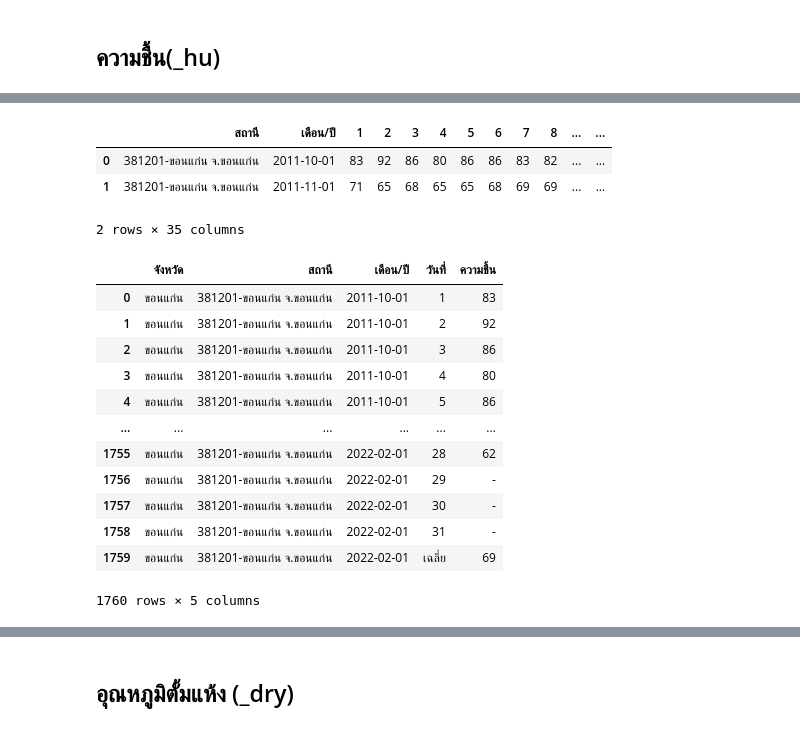
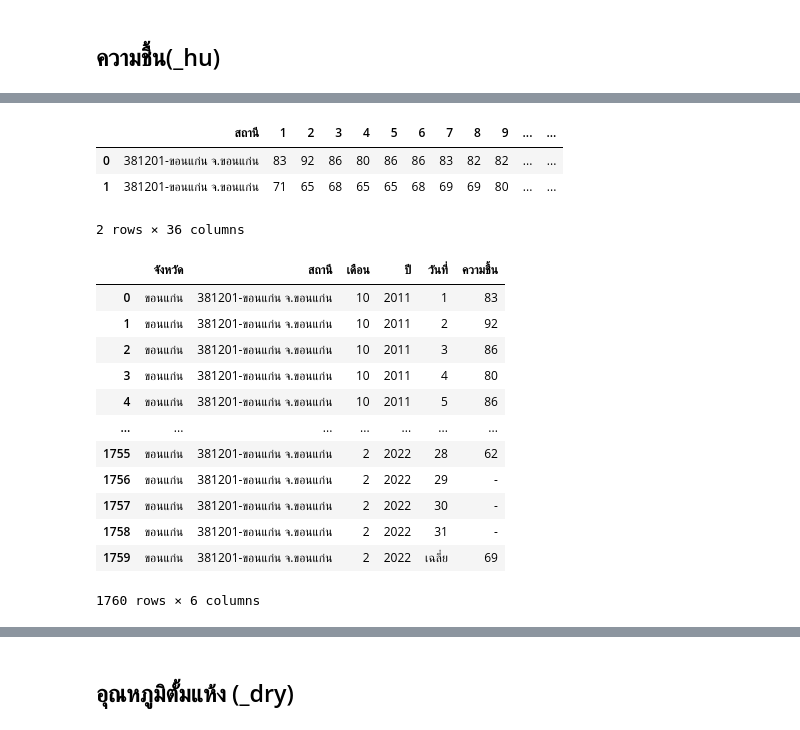
Before and after one commit to supatsara2002/bsc_dpdm22, a Jupyter notebook: Quiz_Group_5_20_of_Midterm.ipynb, the cells around one changed output, grey strips where cells are left out. Saved outputs shown, nothing was run; the diff lists cells and outputs as text; code cells hidden in the pictures.

```diff
--- a/Quiz_Group_5_20_of_Midterm.ipynb
+++ b/Quiz_Group_5_20_of_Midterm.ipynb
@@ -161,3 +237,6 @@ np_hu.rename(columns = {'Unnamed: 0':'ที่','Unnamed: 1':'สถานี',
 sk_hu.rename(columns = {'Unnamed: 0':'ที่','Unnamed: 1':'สถานี', 'Unnamed: 2':'เดือน/ปี','Unnamed: 34':'เฉลี่ย'}, inplace = True)
 nk_hu.rename(columns = {'Unnamed: 0':'ที่','Unnamed: 1':'สถานี', 'Unnamed: 2':'เดือน/ปี','Unnamed: 34':'เฉลี่ย'}, inplace = True)
 l_hu.rename(columns = {'Unnamed: 0':'ที่','Unnamed: 1':'สถานี', 'Unnamed: 2':'เดือน/ปี','Unnamed: 34':'เฉลี่ย'}, inplace = True)
+# %%
+kk_hu['เดือน'] = kk_hu['เดือน/ปี'].dt.month
+kk_hu['ปี'] = kk_hu['เดือน/ปี'].dt.year
@@ -164,31 +250,31 @@ l_hu.rename(columns = {'Unnamed: 0':'ที่','Unnamed: 1':'สถานี',
 # %%
 kk_hu['จังหวัด'] = "ขอนแก่น"
-kk_hu1 = kk_hu.drop(['ที่'],axis=1)
+kk_hu1 = kk_hu.drop(['ที่','เดือน/ปี'],axis=1)
 kk_hu1.head(2)
 # %% [output]
-|  | สถานี | เดือน/ปี | 1 | 2 | 3 | 4 | 5 | 6 | 7 | 8 | ... | ... |
-| 0 | 381201-ขอนแก่น จ.ขอนแก่น | 2011-10-01 | 83 | 92 | 86 | 80 | 86 | 86 | 83 | 82 | ... | ... |
-| 1 | 381201-ขอนแก่น จ.ขอนแก่น | 2011-11-01 | 71 | 65 | 68 | 65 | 65 | 68 | 69 | 69 | ... | ... |
+|  | สถานี | 1 | 2 | 3 | 4 | 5 | 6 | 7 | 8 | 9 | ... | ... |
+| 0 | 381201-ขอนแก่น จ.ขอนแก่น | 83 | 92 | 86 | 80 | 86 | 86 | 83 | 82 | 82 | ... | ... |
+| 1 | 381201-ขอนแก่น จ.ขอนแก่น | 71 | 65 | 68 | 65 | 65 | 68 | 69 | 69 | 80 | ... | ... |
-2 rows × 35 columns
+2 rows × 36 columns
 # %%
-kk_hu1.set_index(['จังหวัด','สถานี','เดือน/ปี'],inplace=True)
+kk_hu1.set_index(['จังหวัด','สถานี','เดือน','ปี'],inplace=True)
 # %%
 kk_hu2 = kk_hu1.stack().reset_index()
 # %%
-kk_hu2.rename(columns = {'level_3':'วันที่',0:'ความชื้น'}, inplace = True)
+kk_hu2.rename(columns = {'level_4':'วันที่',0:'ความชื้น'}, inplace = True)
 kk_hu2
 # %% [output]
-|  | จังหวัด | สถานี | เดือน/ปี | วันที่ | ความชื้น |
-| 0 | ขอนแก่น | 381201-ขอนแก่น จ.ขอนแก่น | 2011-10-01 | 1 | 83 |
-| 1 | ขอนแก่น | 381201-ขอนแก่น จ.ขอนแก่น | 2011-10-01 | 2 | 92 |
-| 2 | ขอนแก่น | 381201-ขอนแก่น จ.ขอนแก่น | 2011-10-01 | 3 | 86 |
-| 3 | ขอนแก่น | 381201-ขอนแก่น จ.ขอนแก่น | 2011-10-01 | 4 | 80 |
-| 4 | ขอนแก่น | 381201-ขอนแก่น จ.ขอนแก่น | 2011-10-01 | 5 | 86 |
-| ... | ... | ... | ... | ... | ... |
-| 1755 | ขอนแก่น | 381201-ขอนแก่น จ.ขอนแก่น | 2022-02-01 | 28 | 62 |
-| 1756 | ขอนแก่น | 381201-ขอนแก่น จ.ขอนแก่น | 2022-02-01 | 29 | - |
-| 1757 | ขอนแก่น | 381201-ขอนแก่น จ.ขอนแก่น | 2022-02-01 | 30 | - |
-| 1758 | ขอนแก่น | 381201-ขอนแก่น จ.ขอนแก่น | 2022-02-01 | 31 | - |
-| 1759 | ขอนแก่น | 381201-ขอนแก่น จ.ขอนแก่น | 2022-02-01 | เฉลี่ย | 69 |
+|  | จังหวัด | สถานี | เดือน | ปี | วันที่ | ความชื้น |
+| 0 | ขอนแก่น | 381201-ขอนแก่น จ.ขอนแก่น | 10 | 2011 | 1 | 83 |
+| 1 | ขอนแก่น | 381201-ขอนแก่น จ.ขอนแก่น | 10 | 2011 | 2 | 92 |
+| 2 | ขอนแก่น | 381201-ขอนแก่น จ.ขอนแก่น | 10 | 2011 | 3 | 86 |
+| 3 | ขอนแก่น | 381201-ขอนแก่น จ.ขอนแก่น | 10 | 2011 | 4 | 80 |
+| 4 | ขอนแก่น | 381201-ขอนแก่น จ.ขอนแก่น | 10 | 2011 | 5 | 86 |
+| ... | ... | ... | ... | ... | ... | ... |
+| 1755 | ขอนแก่น | 381201-ขอนแก่น จ.ขอนแก่น | 2 | 2022 | 28 | 62 |
+| 1756 | ขอนแก่น | 381201-ขอนแก่น จ.ขอนแก่น | 2 | 2022 | 29 | - |
+| 1757 | ขอนแก่น | 381201-ขอนแก่น จ.ขอนแก่น | 2 | 2022 | 30 | - |
+| 1758 | ขอนแก่น | 381201-ขอนแก่น จ.ขอนแก่น | 2 | 2022 | 31 | - |
+| 1759 | ขอนแก่น | 381201-ขอนแก่น จ.ขอนแก่น | 2 | 2022 | เฉลี่ย | 69 |
-1760 rows × 5 columns
+1760 rows × 6 columns
 # %%
```
Also changed, not shown: parts of 22 cells of this notebook.
